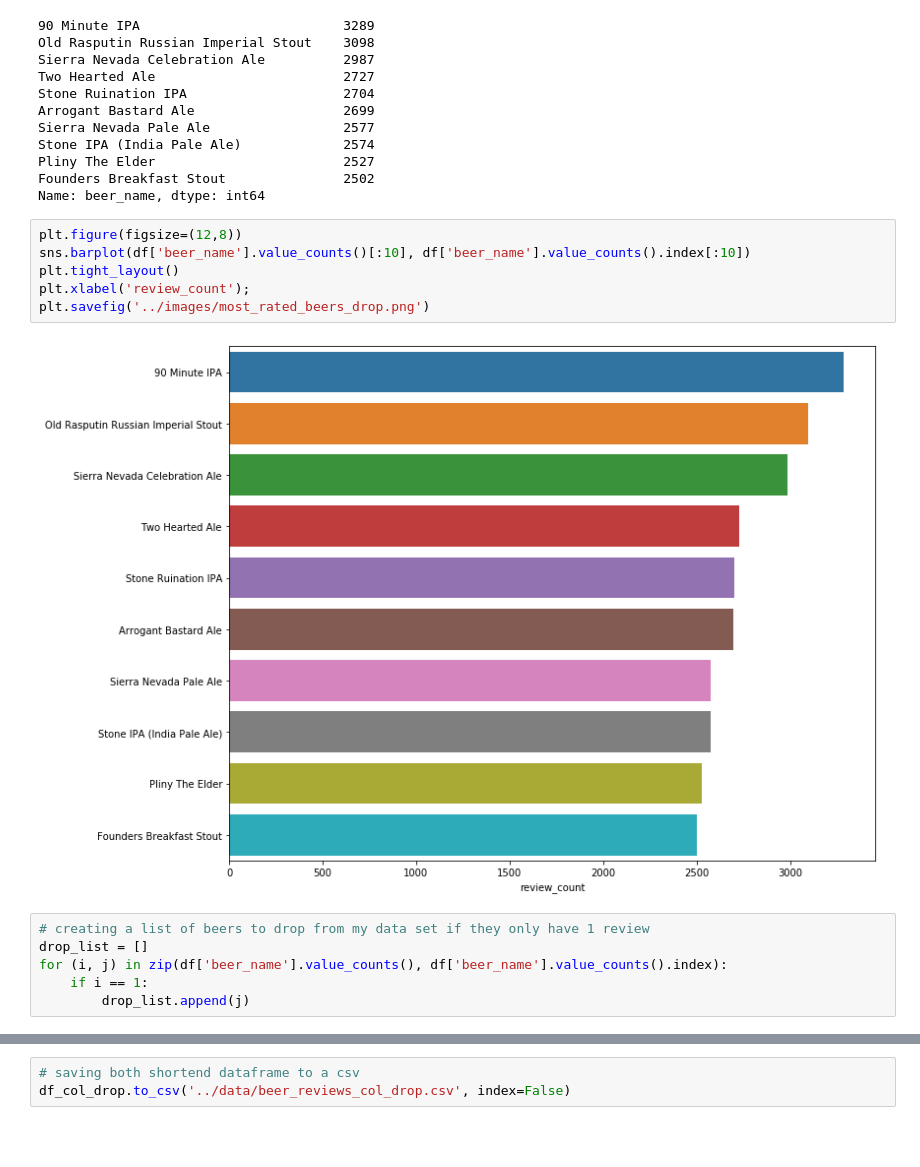
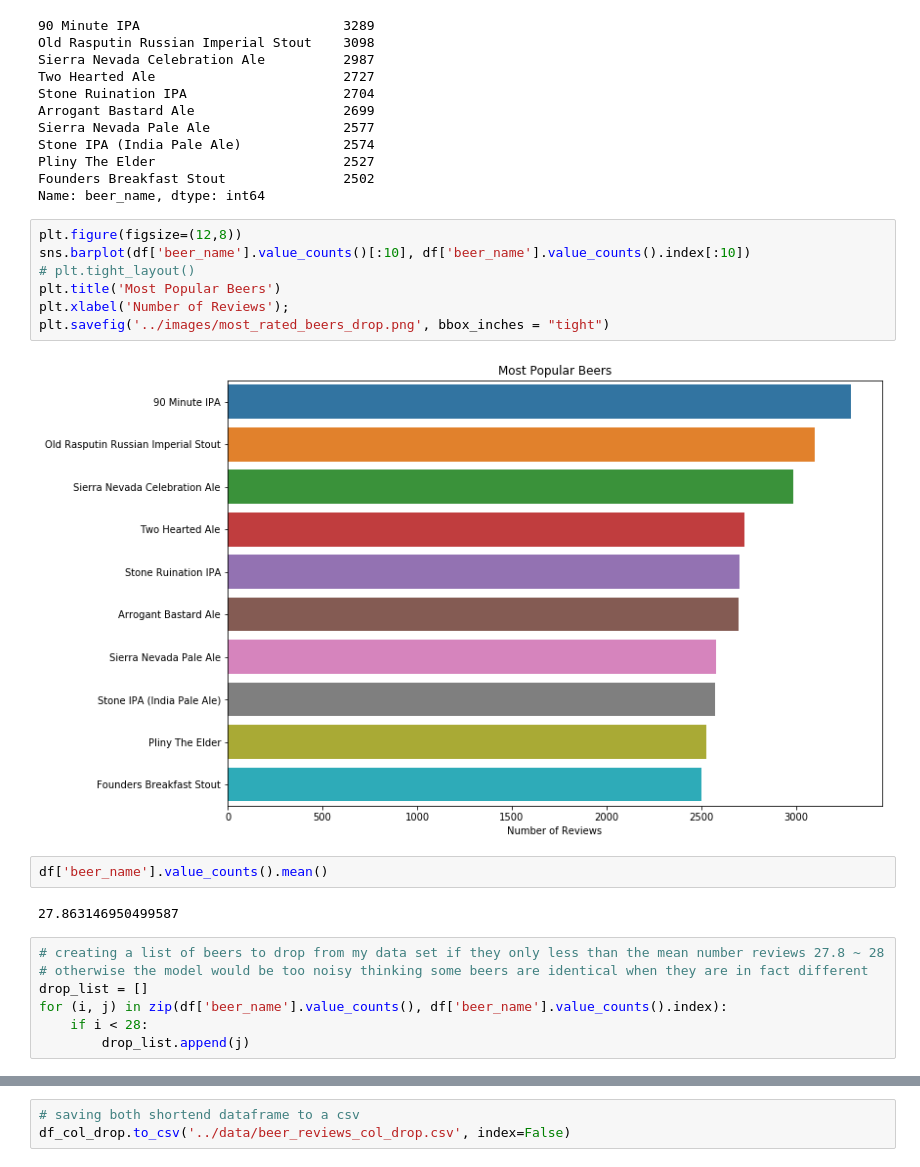
Before and after one commit to rwstewart0302/beer_recommender, a Jupyter notebook: eda/eda_beer_data.ipynb, the cells around one changed output, grey strips where cells are left out. Drawn from its saved outputs; the diff is of its cells as text; blank space fills up the shorter version.

```diff
--- a/eda/eda_beer_data.ipynb
+++ b/eda/eda_beer_data.ipynb
@@ -127,14 +123,20 @@ Name: beer_name, dtype: int64
 # %%
 plt.figure(figsize=(12,8))
 sns.barplot(df['beer_name'].value_counts()[:10], df['beer_name'].value_counts().index[:10])
-plt.tight_layout()
-plt.xlabel('review_count');
-plt.savefig('../images/most_rated_beers_drop.png')
+# plt.tight_layout()
+plt.title('Most Popular Beers')
+plt.xlabel('Number of Reviews');
+plt.savefig('../images/most_rated_beers_drop.png', bbox_inches = "tight")
 # %% [output]
-[figure, old version]
+[figure, new version]
+# %%
+df['beer_name'].value_counts().mean()
+# %% [output]
+27.863146950499587
 # %%
-# creating a list of beers to drop from my data set if they only have 1 review
+# creating a list of beers to drop from my data set if they only less than the mean number reviews 27.8 ~ 28
+# otherwise the model would be too noisy thinking some beers are identical when they are in fact different
 drop_list = []
 for (i, j) in zip(df['beer_name'].value_counts(), df['beer_name'].value_counts().index):
-    if i == 1:
+    if i < 28:
         drop_list.append(j)
```
Also changed, not shown: parts of 15 cells of this notebook, 10 other files.
